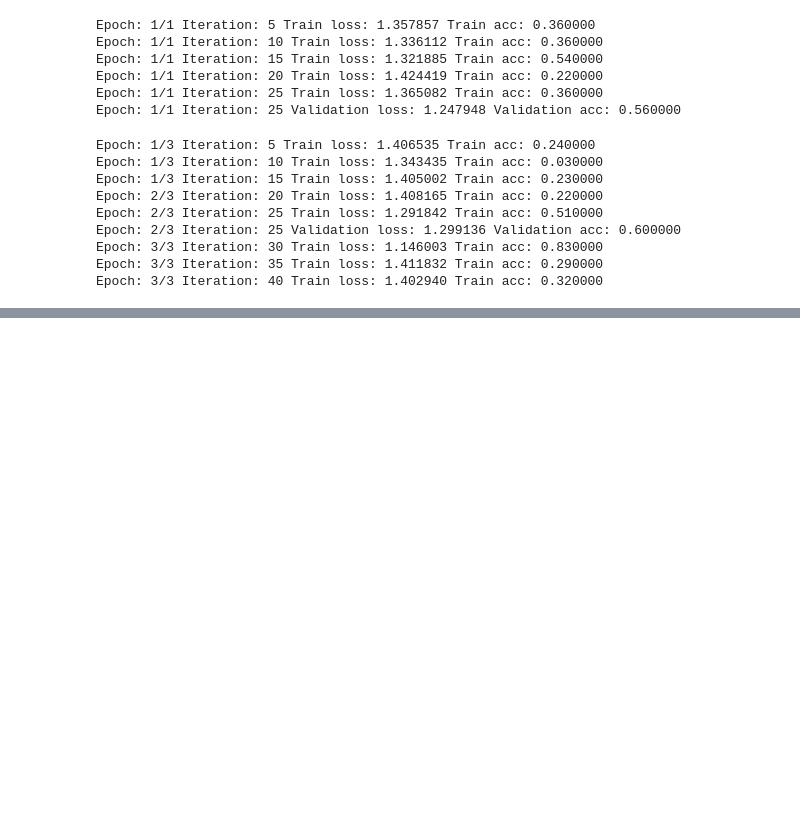
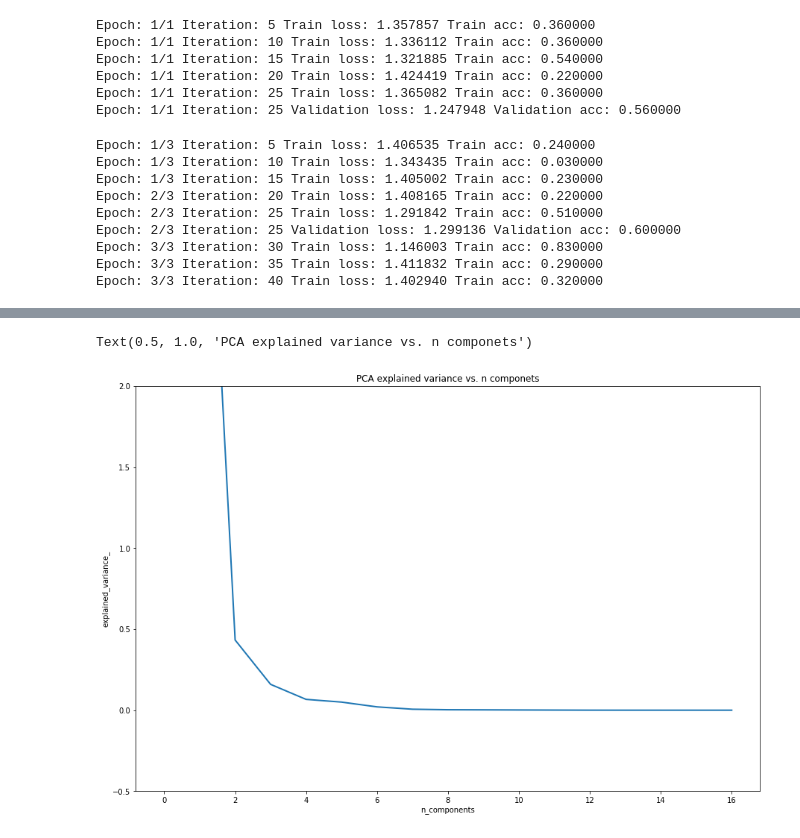
Before and after one commit to MMAITeamDufferin/excel-together, a Jupyter notebook: MMAI 894.ipynb, the cells around one changed output, grey strips where cells are left out. Cells and saved outputs as stored; diff of their text form; code cells hidden in the pictures; blank space fills up the shorter version.

```diff
--- a/MMAI 894.ipynb
+++ b/MMAI 894.ipynb
@@ -635,3 +635,24 @@ Epoch: 2/3 Iteration: 25 Validation loss: 1.299136 Validation acc: 0.600000
 Epoch: 3/3 Iteration: 30 Train loss: 1.146003 Train acc: 0.830000
 Epoch: 3/3 Iteration: 35 Train loss: 1.411832 Train acc: 0.290000
 Epoch: 3/3 Iteration: 40 Train loss: 1.402940 Train acc: 0.320000
+# %%
+# For Data Exploration
+
+# Convert into dataframe by separating the data into features and targets
+
+features = np.concatenate([df_one, df_ten, df_hundred], axis=2)
+def mean_conversion(df):
+    df = pd.DataFrame()
+    df = features.mean(axis = 1)
+    return df
+df = pd.DataFrame(mean_conversion(features))
+df.columns = ["TS1", "TS2", "TS3", "TS4", "VS1", "CE", "CP", "SE", "FS1", "FS2","PS1", "PS2", "PS3", "PS4", "PS5", "PS6", "EPS1" ]
+
+
+targets = np.concatenate([df_profile], axis=2)
+def mean_conversion(df2):
+    df2 = pd.DataFrame()
+    df2 = targets.mean(axis = 1)
+    return df2
+df2 = pd.DataFrame(mean_conversion(targets))
+df2.columns = ["Cooler_efficiency", "Valve_response", "Pump_leakage", "Accumulator_pressure", "Instability_flag" ]
@@ -637,0 +713,22 @@ Epoch: 3/3 Iteration: 40 Train loss: 1.402940 Train acc: 0.320000
+# %%
+from sklearn.preprocessing import StandardScaler
+
+#Normalize the features values
+df_normalize = StandardScaler().fit_transform(df)
+
+#Apply PCA to visulaize the data in cluster
+from sklearn.decomposition import PCA
+#Explained variance and n_components
+
+pca = PCA()
+pca.fit(df_normalize)
+plt.figure(figsize=(15, 10))
+plt.plot(pca.explained_variance_, linewidth=2)
+plt.axis('tight')
+plt.xlabel('n_components')
+plt.ylabel('explained_variance_')
+plt.ylim(-0.5, 2)
+plt.title('PCA explained variance vs. n componets')
+# %% [output]
+Text(0.5, 1.0, 'PCA explained variance vs. n componets')
+[figure, added]
```
Also changed, not shown: parts of 11 cells of this notebook.
